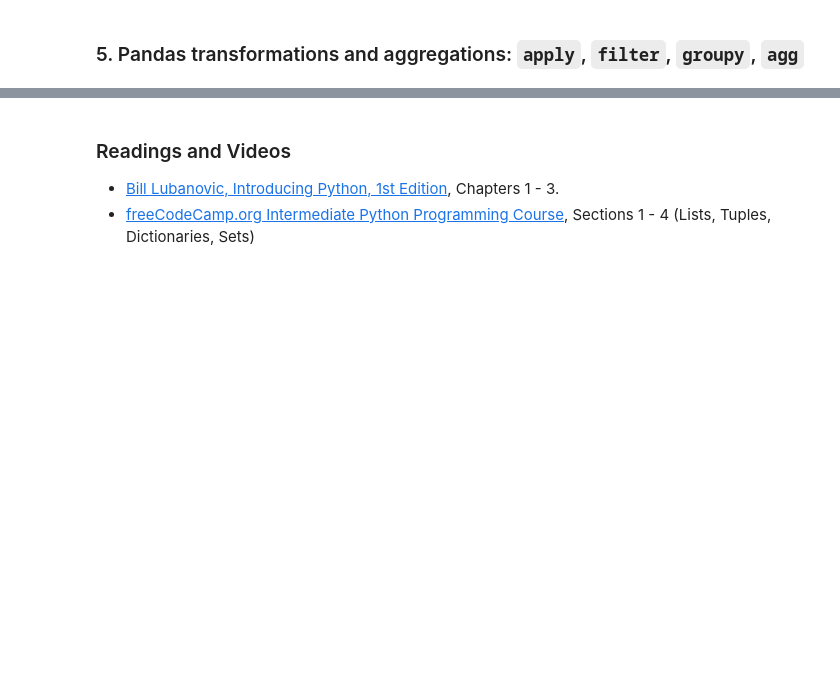
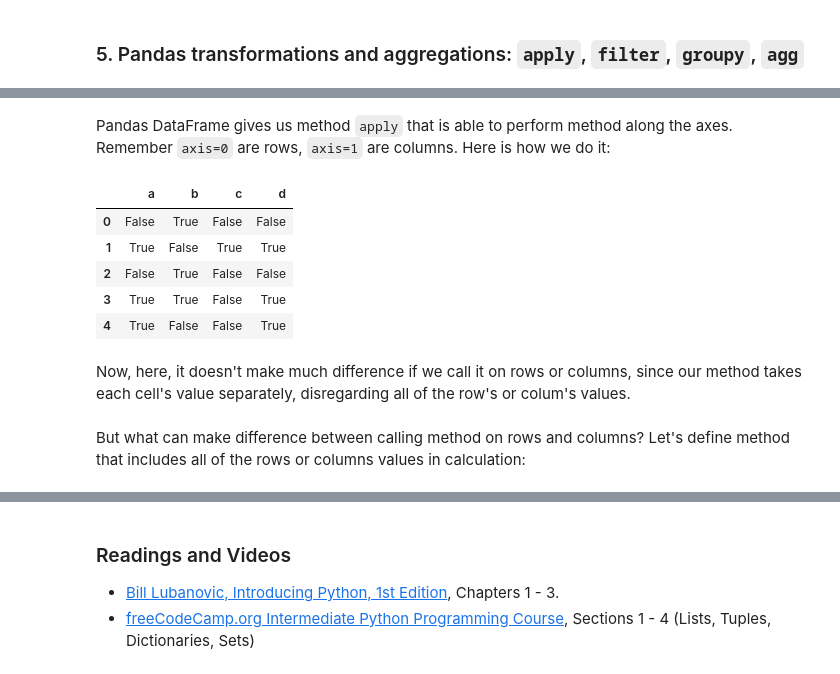
Before and after one commit to datakolektiv/dss03python2023, a Jupyter notebook: session03/dss03_py_session03.ipynb, the cells around one changed output, grey strips where cells are left out. Cells and saved outputs as stored; diff of their text form; code cells hidden in the pictures; blank space fills up the shorter version.

```diff
--- a/session03/dss03_py_session03.ipynb
+++ b/session03/dss03_py_session03.ipynb
@@ -886,0 +905,6 @@ os.listdir(data_dir)
+# %%
+def is_even(x):
+    if x % 2 == 0:
+        return True
+    else:
+        return False
@@ -886,0 +913,18 @@ os.listdir(data_dir)
+# %%
+def is_even_list(lst):
+    return [is_even(x) for x in lst]
+# %% [markdown]
+Pandas DataFrame gives us method `apply` that is able to perform method along the axes. Remember `axis=0` are rows, `axis=1` are columns. Here is how we do it:
+# %%
+my_data.apply(is_even_list , axis=0)
+# %% [output]
+|  | a | b | c | d |
+| 0 | False | True | False | False |
+| 1 | True | False | True | True |
+| 2 | False | True | False | False |
+| 3 | True | True | False | True |
+| 4 | True | False | False | True |
+# %% [markdown]
+Now, here, it doesn't make much difference if we call it on rows or columns, since our method takes each cell's value separately, disregarding all of the row's or colum's values.
+# %% [markdown]
+But what can make difference between calling method on rows and columns? Let's define method that includes all of the rows or columns values in calculation:
```
Also changed, not shown: parts of 41 cells of this notebook, 1 other file.
